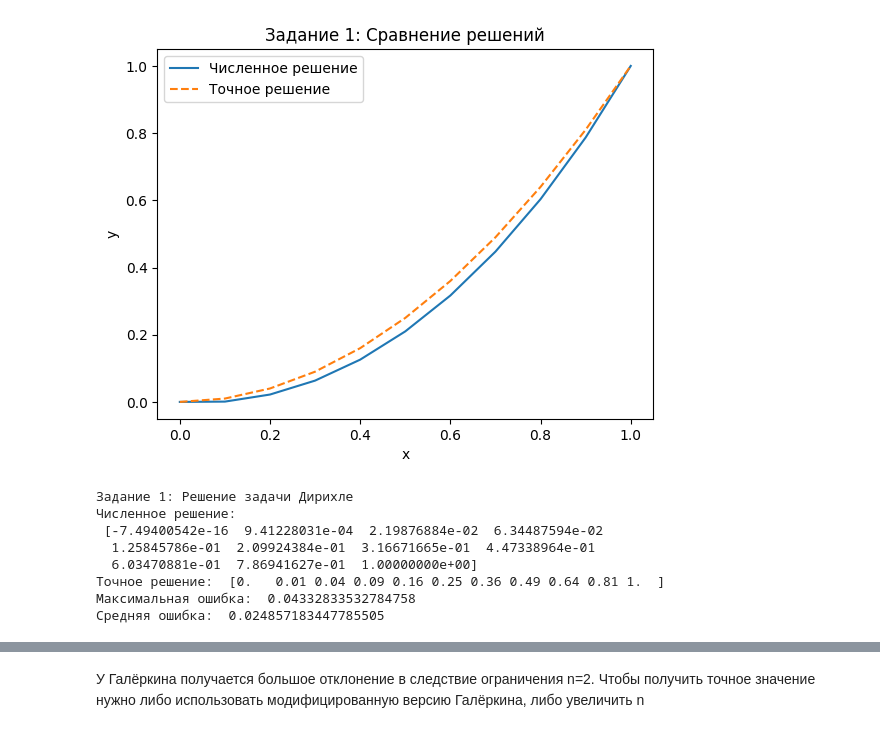
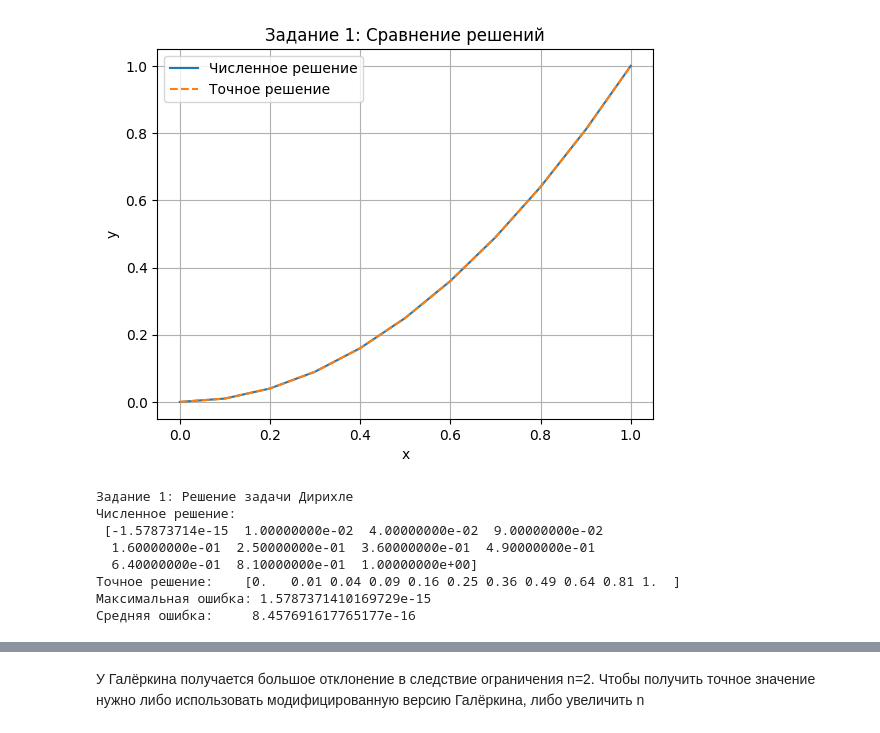
Before and after one commit to medicsera/CalcMethods, a Jupyter notebook: lab4.ipynb, the cells around one changed output, grey strips where cells are left out. Cells and saved outputs as stored; diff of their text form; code cells hidden in the pictures.

```diff
--- a/lab4.ipynb
+++ b/lab4.ipynb
@@ -24,59 +25,60 @@ alpha = 0.7
 mu1 = 2
 mu2 = 0.8
 # %%
-import numpy as np
-import matplotlib.pyplot as plt
+def p(x): return -0.5 * x**2
+def q(x): return 2.0
+def f(x): return x**2
+
+a, b = 1.6, 1.9
+alpha, mu1, mu2 = 0.7, 2.0, 0.8
 
 def solve_dirichlet():
-    # Количество узлов
     n = 11
     h = 1 / (n - 1)
     x = np.linspace(0, 1, n)
 
-    # Матрица для системы линейных уравнений
     A = np.zeros((n, n))
-    b = np.full(n, 2)
+    b_vec = np.full(n, 2.0)
 
-    # Заполнение матрицы A и вектора b по методу конечных разностей
-    for i in range(1, n-1):
-        A[i, i-1] = 1 / h**2
-        A[i, i] = -2 / h**2 + x[i] / (2 * h)
-        A[i, i+1] = 1 / h**2 - x[i] / (2 * h)
+    # Схема центральных разностей для y'':
+    for i in range(1, n - 1):
+        A[i, i - 1] = 1 / h**2
+        A[i, i]     = -2 / h**2
+        A[i, i + 1] = 1 / h**2
 
-    # Граничные условия
-    A[0, 0] = 1
-    A[n-1, n-1] = 1
-    b[0] = 0
-    b[n-1] = 1
+    # Граничные условия Дирихле
+    A[0, 0] = 1;        b_vec[0] = 0
+    A[n-1, n-1] = 1;    b_vec[n-1] = 1
 
-    y = np.linalg.solve(A, b)
-
+    y = np.linalg.solve(A, b_vec)
     y_exact = x**2
 
+    plt.figure()
     plt.plot(x, y, label='Численное решение')
     plt.plot(x, y_exact, label='Точное решение', linestyle='--')
     plt.legend()
     plt.xlabel('x')
     plt.ylabel('y')
     plt.title('Задание 1: Сравнение решений')
+    plt.grid()
     plt.show()
 
     error = np.abs(y - y_exact)
-    print(f"Задание 1: Решение задачи Дирихле")
-    print("Численное решение: \n", y)
-    print("Точное решение: ", y_exact)
-    print("Максимальная ошибка: ", np.max(error))
-    print("Средняя ошибка: ", np.mean(error))
+    print("Задание 1: Решение задачи Дирихле")
+    print("Численное решение:\n", y)
+    print("Точное решение:   ", y_exact)
+    print("Максимальная ошибка:", np.max(error))
+    print("Средняя ошибка:    ", np.mean(error))
 
 solve_dirichlet()
 # %% [output]
-[figure, old version]
+[figure, new version]
 Задание 1: Решение задачи Дирихле
 Численное решение:
- [-7.49400542e-16  9.41228031e-04  2.19876884e-02  6.34487594e-02
-  1.25845786e-01  2.09924384e-01  3.16671665e-01  4.47338964e-01
-  6.03470881e-01  7.86941627e-01  1.00000000e+00]
-Точное решение:  [0.   0.01 0.04 0.09 0.16 0.25 0.36 0.49 0.64 0.81 1.  ]
-Максимальная ошибка:  0.04332833532784758
-Средняя ошибка:  0.024857183447785505
+ [-1.57873714e-15  1.00000000e-02  4.00000000e-02  9.00000000e-02
+  1.60000000e-01  2.50000000e-01  3.60000000e-01  4.90000000e-01
+  6.40000000e-01  8.10000000e-01  1.00000000e+00]
+Точное решение:    [0.   0.01 0.04 0.09 0.16 0.25 0.36 0.49 0.64 0.81 1.  ]
+Максимальная ошибка: 1.5787371410169729e-15
+Средняя ошибка:     8.457691617765177e-16
 # %%
```
Also changed, not shown: parts of 4 cells of this notebook, 1 other file.
